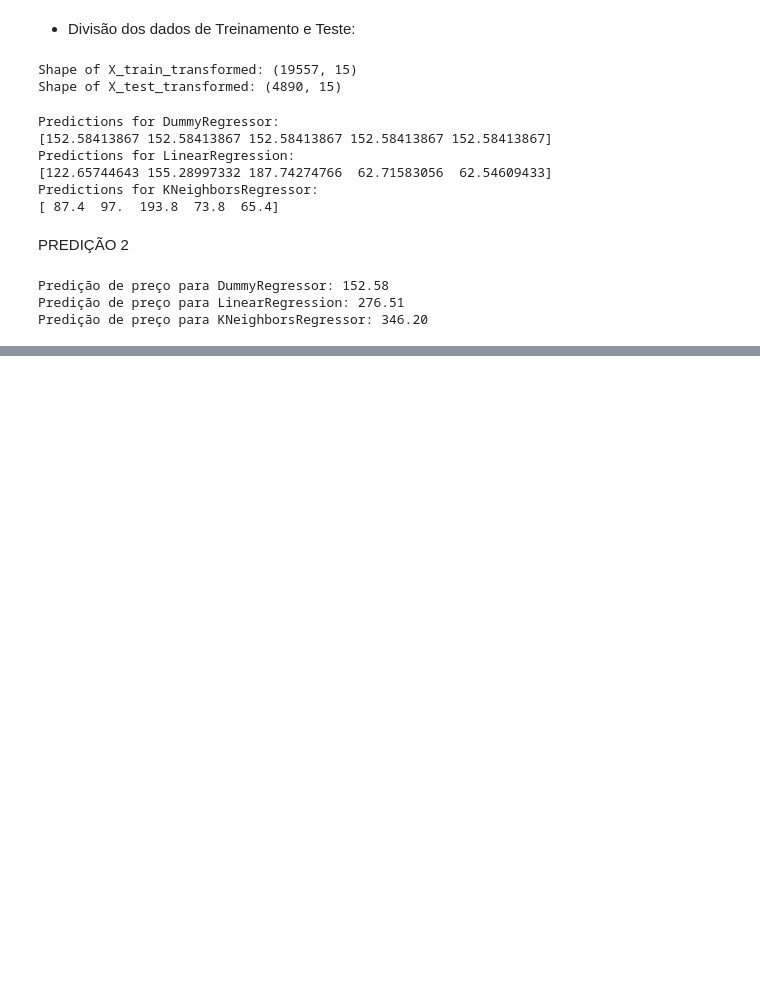
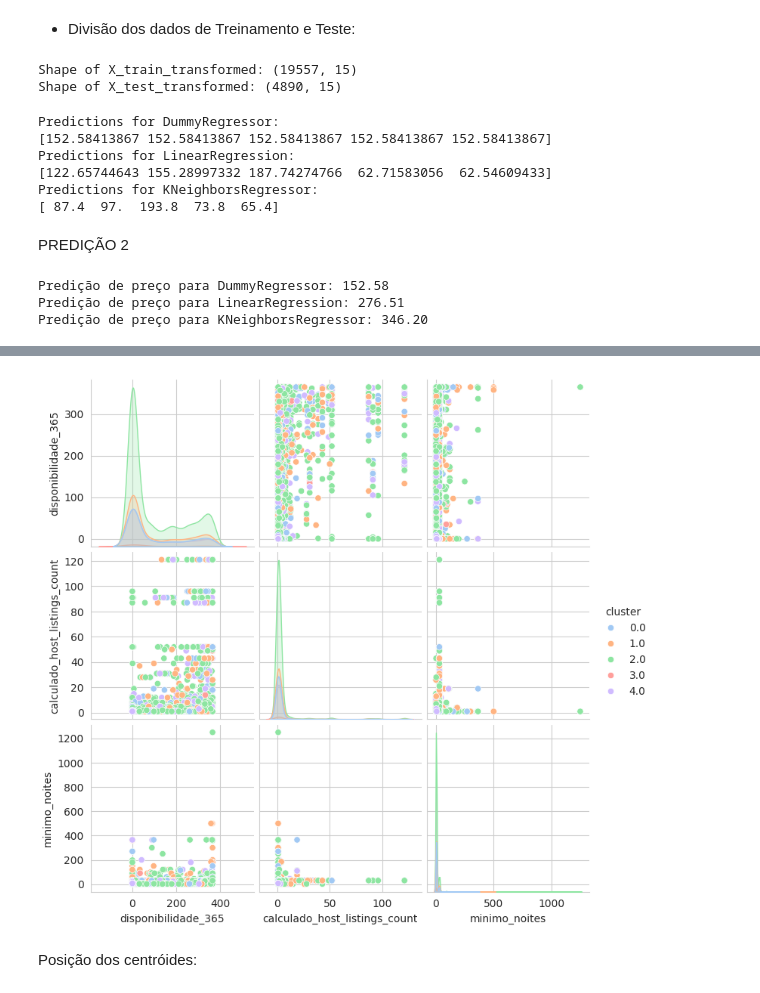
Before and after one commit to micaellimaj/Modelo_Predicao_De_Precos_Imoveis, a Jupyter notebook: Notebooks/3_Modelos_Machine_Learning.ipynb, the cells around one changed output, grey strips where cells are left out. Drawn from its saved outputs; the diff is of its cells as text; code cells hidden in the pictures; blank space fills up the shorter version.

```diff
--- a/Notebooks/3_Modelos_Machine_Learning.ipynb
+++ b/Notebooks/3_Modelos_Machine_Learning.ipynb
@@ -421,0 +614,2 @@ Predição de preço para KNeighborsRegressor: 346.20
+# %%
+data = dados[['disponibilidade_365','calculado_host_listings_count','minimo_noites']]
@@ -421,0 +627,3 @@ Predição de preço para KNeighborsRegressor: 346.20
+# %%
+model = KMeans(n_clusters=5)
+model = model.fit(data)
@@ -421,0 +650,4 @@ Predição de preço para KNeighborsRegressor: 346.20
+# %%
+clusters = model.labels_
+clusters = pd.DataFrame(clusters, columns=['cluster'])
+clusters.head()
@@ -421,0 +661,3 @@ Predição de preço para KNeighborsRegressor: 346.20
+# %%
+clustered_data = pd.concat([data, clusters], axis=1)
+clustered_data.head()
@@ -421,0 +671,8 @@ Predição de preço para KNeighborsRegressor: 346.20
+# %%
+with sns.axes_style('whitegrid'):
+
+  grafico = sns.pairplot(data=clustered_data, hue='cluster',palette="pastel")
+# %% [output]
+[figure, added]
+# %% [markdown]
+Posição dos centróides:
```
Also changed, not shown: parts of 64 cells of this notebook, 13 other files.
